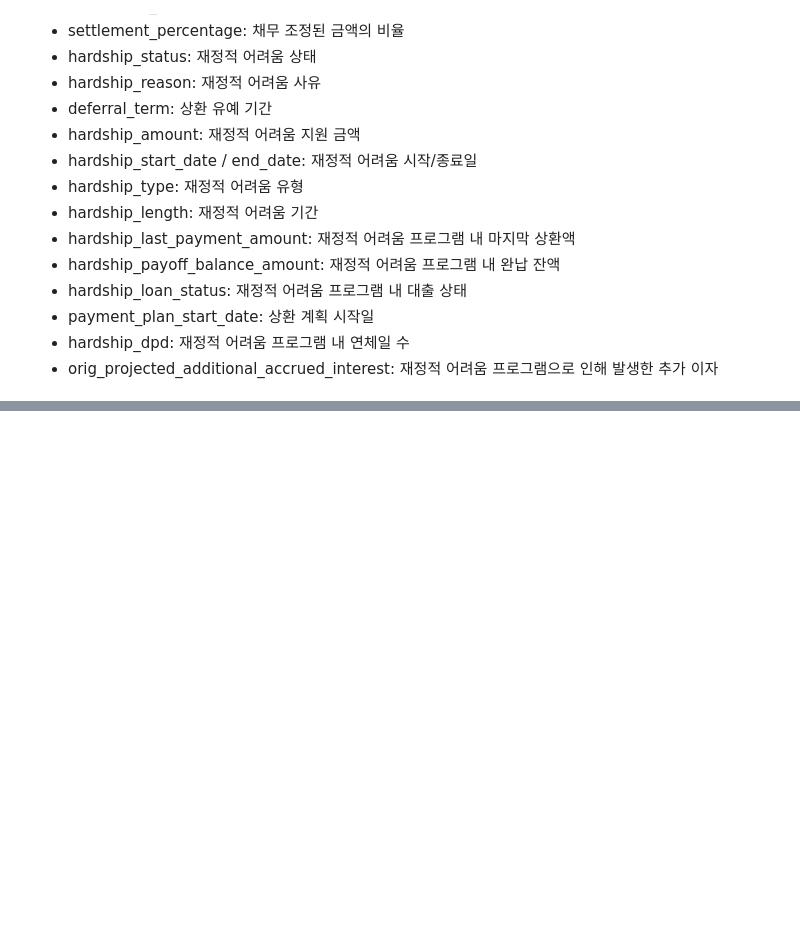
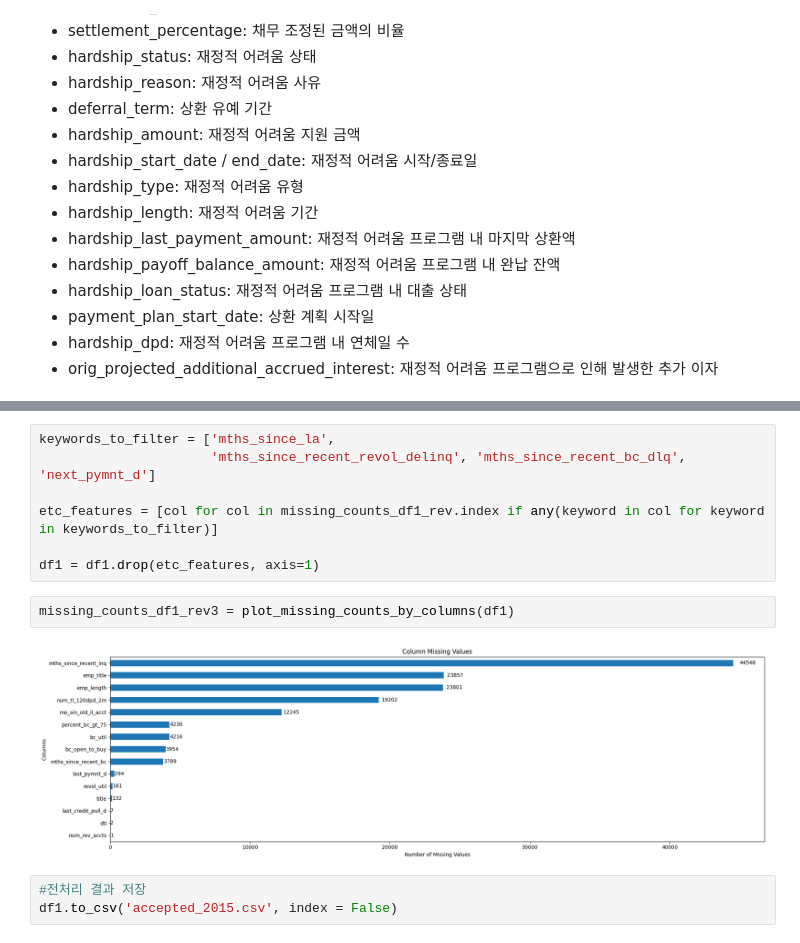
Before and after one commit to hopedom/DS5, a Jupyter notebook: lending-club-prep.ipynb, the cells around one changed output, grey strips where cells are left out. Saved outputs shown, nothing was run; the diff lists cells and outputs as text; blank space fills up the shorter version.

```diff
--- a/lending-club-prep.ipynb
+++ b/lending-club-prep.ipynb
@@ -366,0 +508,14 @@ df1.info()
+# %%
+keywords_to_filter = ['mths_since_la',
+                      'mths_since_recent_revol_delinq', 'mths_since_recent_bc_dlq', 'next_pymnt_d']
+
+etc_features = [col for col in missing_counts_df1_rev.index if any(keyword in col for keyword in keywords_to_filter)]
+
+df1 = df1.drop(etc_features, axis=1)
+# %%
+missing_counts_df1_rev3 = plot_missing_counts_by_columns(df1)
+# %% [output]
+[figure, added]
+# %%
+#전처리 결과 저장
+df1.to_csv('accepted_2015.csv', index = False)
```
Also changed, not shown: parts of 22 cells of this notebook.
